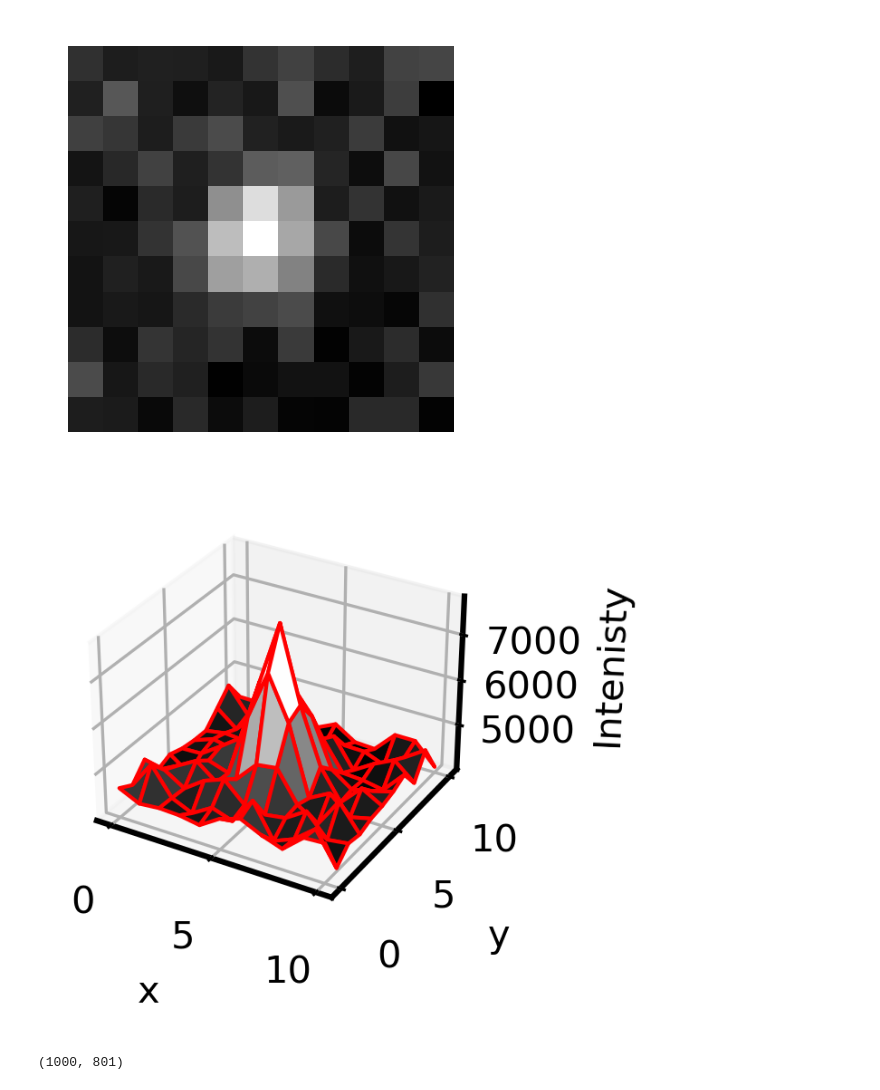
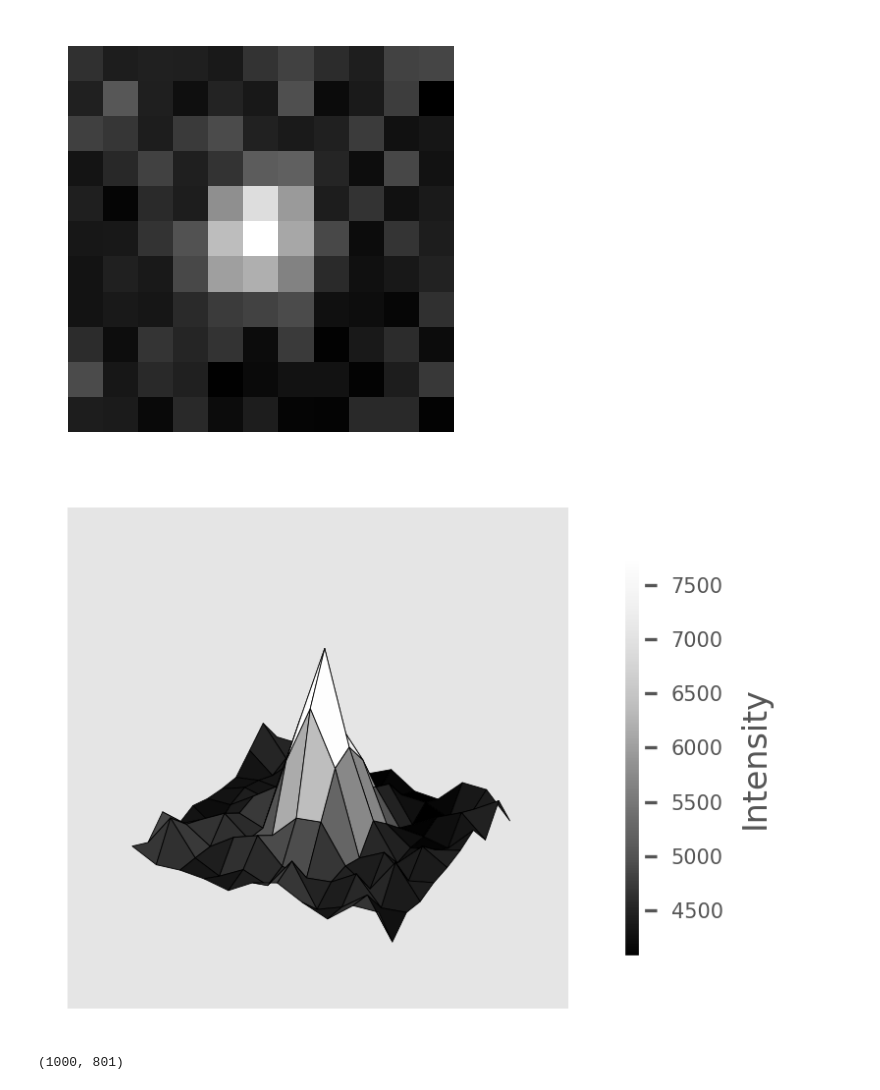
Before and after one commit to MunskyGroup/rsnaped, a Jupyter notebook: notebooks/Paper_Figures/Figure_Pipeline.ipynb, the cells around one changed output. Cells and saved outputs as stored; diff of their text form; code cells hidden in the pictures.

Commit message:
changes to figures

```diff
--- a/notebooks/Paper_Figures/Figure_Pipeline.ipynb
+++ b/notebooks/Paper_Figures/Figure_Pipeline.ipynb
@@ -461,32 +467,45 @@ plt.show()
 # %%
 
 from mpl_toolkits import mplot3d
 disk_size = 5
+selected_spot = 0
+y_pos = y_loc[selected_spot, time_vector[0]].astype(int)
+x_pos = x_loc[selected_spot, time_vector[0]].astype(int)
+
+crop_img = list_videos[0][time_vector[0], y_pos-(disk_size): y_pos+(
+    disk_size+1), x_pos-(disk_size):x_pos+(disk_size+1),  channel]
 
 # 3d Plotting
 
 x = np.arange(0, crop_img.shape[0], 1)
 y = np.arange(0, crop_img.shape[1], 1)
 X, Y = np.meshgrid(x, y)
 
-fig = plt.figure(figsize=fig_size, dpi=300)
+fig = plt.figure(figsize=(4,2), dpi=300)
 ax = plt.axes(projection='3d')
+
 ax.plot_surface(X, Y, crop_img, rstride=1, cstride=1,
-                cmap='Greys_r', edgecolor='r')
+                cmap='Greys_r', edgecolor='k', linewidth=0.2)
 ax.set_xlabel('x')
 ax.set_ylabel('y')
 ax.set_zlabel('Intenisty')
 
+C = np.linspace(np.amin(crop_img), np.amax(crop_img), crop_img.size).reshape(crop_img.shape)
+scamap = plt.cm.ScalarMappable(cmap='Greys_r')
+fcolors = scamap.to_rgba(C)
+cbar = fig.colorbar(scamap, shrink=0.8, aspect=20)
+cbar.set_label(label='Intensity',size=8)
+cbar.ax.tick_params(labelsize=5)
+
 #ax.view_init(60, 120)
-#plt.tight_layout()
-#plt.axis('off')
-plt.colorbar
+plt.tight_layout()
+plt.axis('off')
 name_figure = name_files+'_crop_3D.png'
 figure_directory = str(dropbox_address.joinpath(name_figure))
 plt.savefig(figure_directory, transparent=True, dpi=300, bbox_inches="tight")
 plt.show()
 # %% [output]
-[figure, old version]
+[figure, new version]
 # %%
 I_g.shape
 # %% [output]
```
Also changed, not shown: parts of 16 cells of this notebook.
